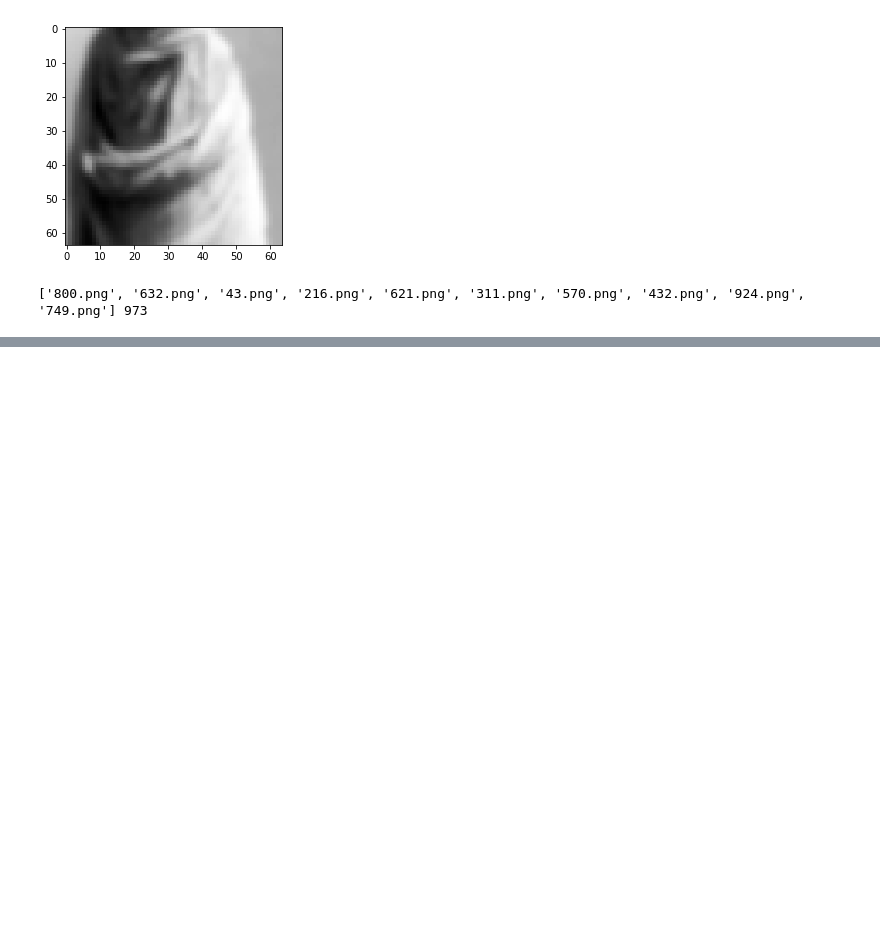
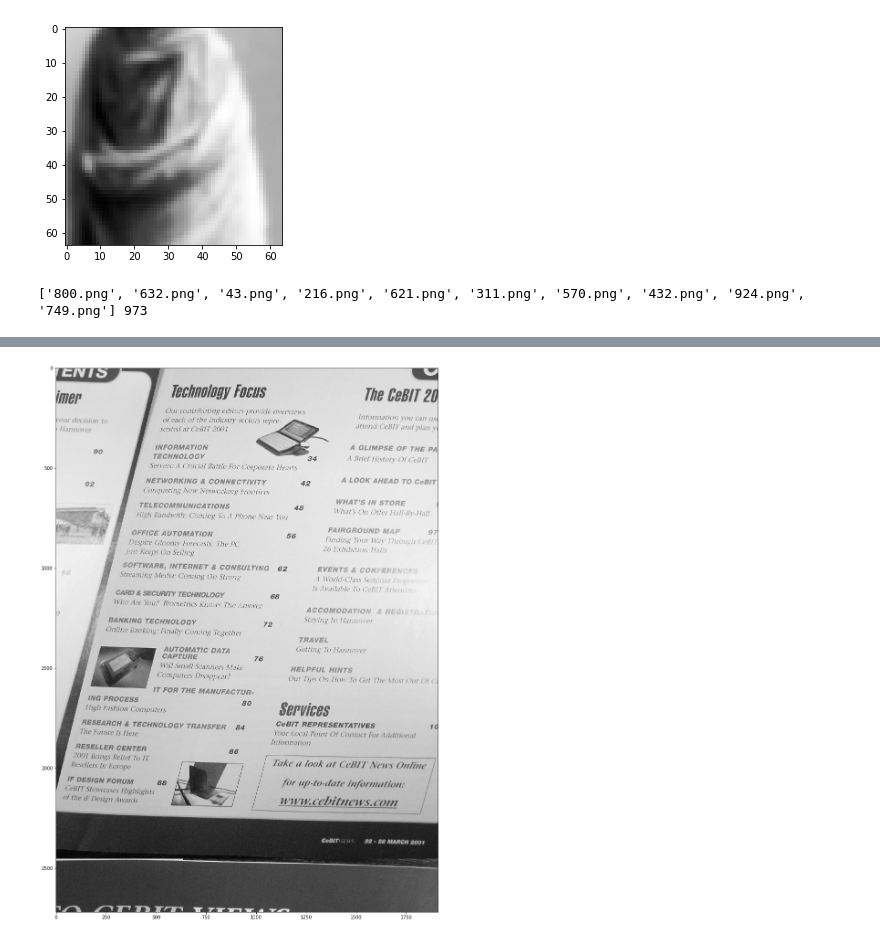
Before and after one commit to semyonkozlov/abbyy-diploma, a Jupyter notebook: descriptor/siamese/datasets.ipynb, the cells around one changed output, grey strips where cells are left out. Saved outputs shown, nothing was run; the diff lists cells and outputs as text; code cells hidden in the pictures; blank space fills up the shorter version.

```diff
--- a/descriptor/siamese/datasets.ipynb
+++ b/descriptor/siamese/datasets.ipynb
@@ -135,14 +143,39 @@ plt.show()
 # %%
-#aug = iaa.GaussianBlur(sigma=10.0)
-aug = iaa.AdditiveGaussianNoise(scale=0.06 * 255)
+sometimes = lambda aug: iaa.Sometimes(0.5, aug)
+
+aug = iaa.Sequential([
+    #sometimes(iaa.Crop(percent=(0, 0.1))),
+    sometimes(iaa.Affine(
+        scale={"x": (0.8, 1.2), "y": (0.8, 1.2)},
+        translate_percent={"x": (-0.2, 0.2), "y": (-0.2, 0.2)},
+        shear=(-16, 16),
+        order=[0, 1],
+        cval=(0, 255),
+        mode='wrap'
+    )),
+
+    iaa.SomeOf((0, 3), [
+        iaa.OneOf([
+            iaa.GaussianBlur((0, 3.0)),
+            iaa.AverageBlur(k=(2, 7)),
+            iaa.MedianBlur(k=(3, 11)),
+        ]),
+        iaa.AdditiveGaussianNoise(loc=0, scale=(0.0, 0.05*255)),
+        iaa.Multiply((0.5, 1.5)),
+        iaa.ContrastNormalization((0.5, 2.0)),
+        sometimes(iaa.PiecewiseAffine(scale=(0.01, 0.05)))
+    ], random_order=True)
+], random_order=True)
 
 aug_img = aug.augment_images([img])[0]
 kps = ia.KeypointsOnImage([ia.Keypoint(x=int(kp.pt[0]), y=int(kp.pt[1])) for kp in sift_kps], shape=img.shape)
 aug_kps = aug.augment_keypoints([kps])[0]
 
 plt.figure(figsize=(15, 25))
 plt.imshow(aug_img, cmap='gray');
 plt.show()
+# %% [output]
+[figure, added]
 # %%
 %autoreload
 from utils import read_keypoint_patch
```
Also changed, not shown: parts of 10 cells of this notebook, 2 other files.
